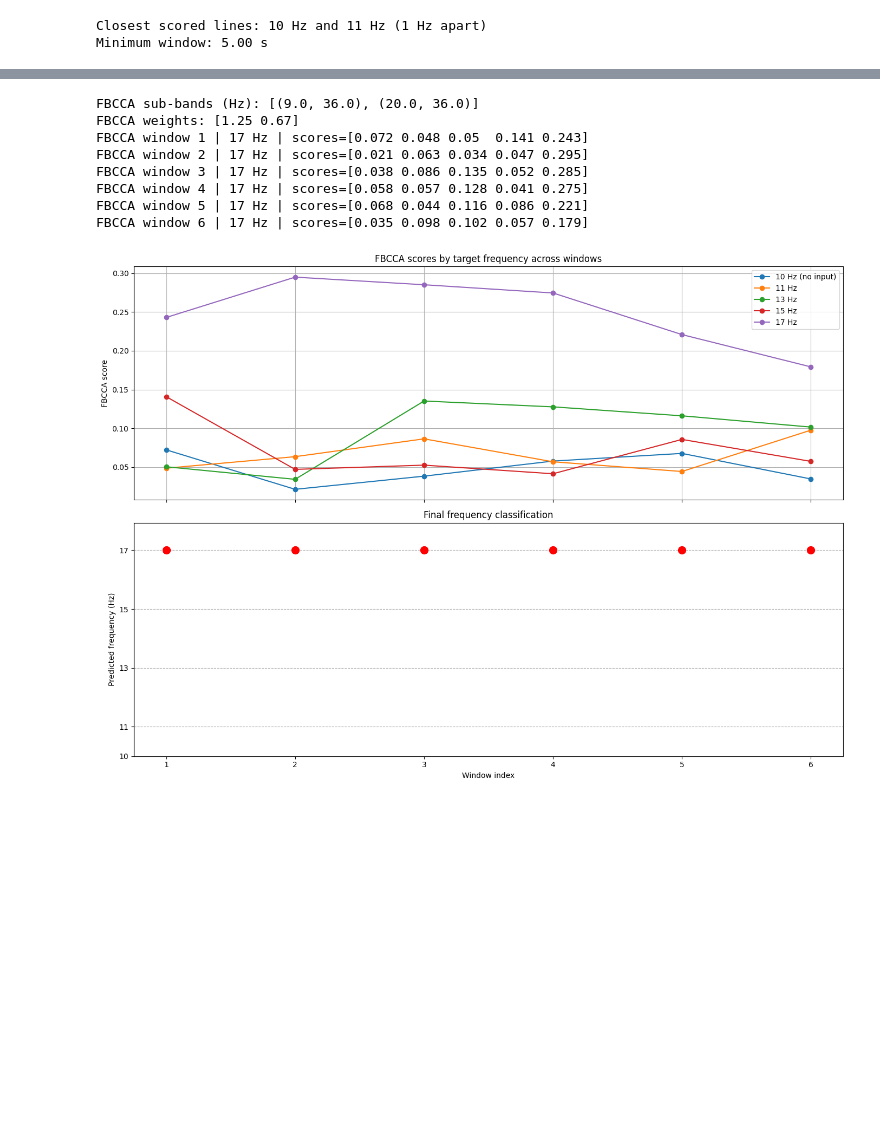
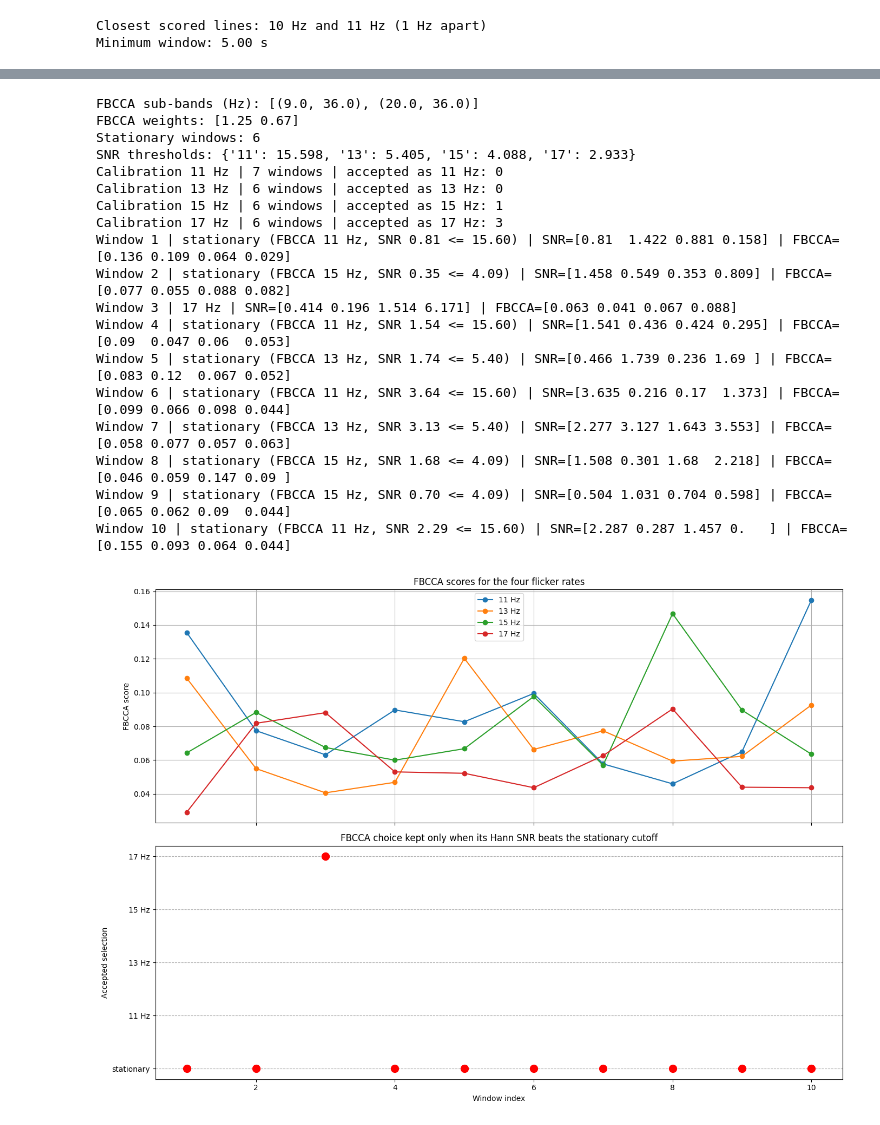
Before and after one commit to aylong-git/Ganglion, a Jupyter notebook: recordings/analyze.ipynb, the cells around one changed output, grey strips where cells are left out. Cells and saved outputs as stored; diff of their text form; code cells hidden in the pictures; blank space fills up the shorter version.

```diff
--- a/recordings/analyze.ipynb
+++ b/recordings/analyze.ipynb
@@ -10,19 +10,17 @@ target_freqs = sorted(board_freqs + [dummy_freq])
 snr_guard = 2
 snr_n = 3
 sr = 200
-# Resting file from the same person and the same cap. None leaves the recording unchanged.
-calibration_file = None #'0Hz2.csv'
 # One recording per board. 'stationary' is the non-flickering board; the other
 # keys are the flicker rates. Each file is split into consecutive 5 s windows,
 # so a 1000-sample file is a single window.
 calibration_files = {
-    'stationary': 'QR0Hz_S.csv',
-    11.0: 'QR11Hz_Final.csv',
-    13.0: 'QR13Hz_Final.csv',
-    15.0: 'QR15Hz_Final.csv',
-    17.0: 'QR17Hz_Final.csv',
+    'stationary': '0Hz_S.csv',
+    11.0: 'QR11Hz_S.csv',
+    13.0: 'QR13Hz_S.csv',
+    15.0: 'QR15Hz_S.csv',
+    17.0: 'QR17Hz_S.csv',
 }
-data = pd.read_csv('QR17Hz_Final.csv')
+data = pd.read_csv('0Hz_S2.csv')
 # Band edges follow the flickering boards. 10 Hz and its 20 Hz harmonic sit inside this band.
 bp_low = int(min(board_freqs) - 2)  # Lowest flickering board frequency minus 2
 bp_high = int(max(board_freqs) * 2 + 2)  # 2nd harmonic of the highest flickering board frequency plus 3
@@ -585,8 +375,8 @@ def fbcca_scores(window):
     return scores
 
 # FBCCA chooses among the four flicker rates only. The stationary recording
-# supplies the Hann-SNR cutoff at each rate: a choice is kept only when the
-# same window scores higher than every stationary window did at that rate.
+# supplies the Hann-SNR cutoff at each rate. The cutoff is 70% of the loudest
+# stationary window, so a flicker does not have to beat that single spike.
 Y_ref = generate_reference_signals(board_freqs, t, n_harmonics)
 
 missing = [f for f in board_freqs if f not in calibration_files]
@@ -595,7 +385,7 @@ if missing or 'stationary' not in calibration_files:
 
 stationary_windows = five_second_windows(load_filtered(calibration_files['stationary']))
 stationary_snrs = np.vstack([weighted_harmonic_snr(w) for w in stationary_windows])
-snr_threshold = stationary_snrs.max(axis=0)
+snr_threshold = 0.7 * stationary_snrs.max(axis=0)
 print('Stationary windows:', len(stationary_windows))
 print('SNR thresholds:', {f'{f:g}': round(float(v), 3) for f, v in zip(board_freqs, snr_threshold)})
 
@@ -635,37 +425,47 @@ for window in windows:
     )
 
 cca_score_matrix = np.array(cca_score_matrix)
 window_indices = np.arange(1, len(windows) + 1)
 stationary_level = float(min(board_freqs) - 2.0)
 accepted_y = [f if f is not None else stationary_level for f in accepted_freqs]
 
 fig, (ax1, ax2) = plt.subplots(2, 1, figsize=(14, 10), sharex=True)
 
 for i, f in enumerate(board_freqs):
     ax1.plot(window_indices, cca_score_matrix[:, i], marker='o', label=f'{f:g} Hz')
 
 ax1.set_ylabel('FBCCA score')
 ax1.set_title('FBCCA scores for the four flicker rates')
 ax1.legend()
 ax1.grid(True)
 
 ax2.scatter(window_indices, accepted_y, c='red', s=100, zorder=5)
 ax2.set_yticks(list(board_freqs) + [stationary_level])
 ax2.set_yticklabels([f'{f:g} Hz' for f in board_freqs] + ['stationary'])
 ax2.set_xlabel('Window index')
 ax2.set_ylabel('Accepted selection')
 ax2.set_title('FBCCA choice kept only when its Hann SNR beats the stationary cutoff')
 ax2.grid(True, axis='y', linestyle='--')
 
 plt.tight_layout()
 plt.show()
 # %% [output]
 FBCCA sub-bands (Hz): [(9.0, 36.0), (20.0, 36.0)]
 FBCCA weights: [1.25 0.67]
-FBCCA window 1 | 17 Hz | scores=[0.072 0.048 0.05  0.141 0.243]
-FBCCA window 2 | 17 Hz | scores=[0.021 0.063 0.034 0.047 0.295]
-FBCCA window 3 | 17 Hz | scores=[0.038 0.086 0.135 0.052 0.285]
-FBCCA window 4 | 17 Hz | scores=[0.058 0.057 0.128 0.041 0.275]
-FBCCA window 5 | 17 Hz | scores=[0.068 0.044 0.116 0.086 0.221]
-FBCCA window 6 | 17 Hz | scores=[0.035 0.098 0.102 0.057 0.179]
+Stationary windows: 6
+SNR thresholds: {'11': 15.598, '13': 5.405, '15': 4.088, '17': 2.933}
+Calibration 11 Hz | 7 windows | accepted as 11 Hz: 0
+Calibration 13 Hz | 6 windows | accepted as 13 Hz: 0
+Calibration 15 Hz | 6 windows | accepted as 15 Hz: 1
+Calibration 17 Hz | 6 windows | accepted as 17 Hz: 3
+Window 1 | stationary (FBCCA 11 Hz, SNR 0.81 <= 15.60) | SNR=[0.81  1.422 0.881 0.158] | FBCCA=[0.136 0.109 0.064 0.029]
+Window 2 | stationary (FBCCA 15 Hz, SNR 0.35 <= 4.09) | SNR=[1.458 0.549 0.353 0.809] | FBCCA=[0.077 0.055 0.088 0.082]
+Window 3 | 17 Hz | SNR=[0.414 0.196 1.514 6.171] | FBCCA=[0.063 0.041 0.067 0.088]
+Window 4 | stationary (FBCCA 11 Hz, SNR 1.54 <= 15.60) | SNR=[1.541 0.436 0.424 0.295] | FBCCA=[0.09  0.047 0.06  0.053]
+Window 5 | stationary (FBCCA 13 Hz, SNR 1.74 <= 5.40) | SNR=[0.466 1.739 0.236 1.69 ] | FBCCA=[0.083 0.12  0.067 0.052]
+Window 6 | stationary (FBCCA 11 Hz, SNR 3.64 <= 15.60) | SNR=[3.635 0.216 0.17  1.373] | FBCCA=[0.099 0.066 0.098 0.044]
+Window 7 | stationary (FBCCA 13 Hz, SNR 3.13 <= 5.40) | SNR=[2.277 3.127 1.643 3.553] | FBCCA=[0.058 0.077 0.057 0.063]
+Window 8 | stationary (FBCCA 15 Hz, SNR 1.68 <= 4.09) | SNR=[1.508 0.301 1.68  2.218] | FBCCA=[0.046 0.059 0.147 0.09 ]
+Window 9 | stationary (FBCCA 15 Hz, SNR 0.70 <= 4.09) | SNR=[0.504 1.031 0.704 0.598] | FBCCA=[0.065 0.062 0.09  0.044]
+Window 10 | stationary (FBCCA 11 Hz, SNR 2.29 <= 15.60) | SNR=[2.287 0.287 1.457 0.   ] | FBCCA=[0.155 0.093 0.064 0.044]
-[figure, old version]
+[figure, new version]
```
Also changed, not shown: parts of 9 cells of this notebook, 15 other files.
